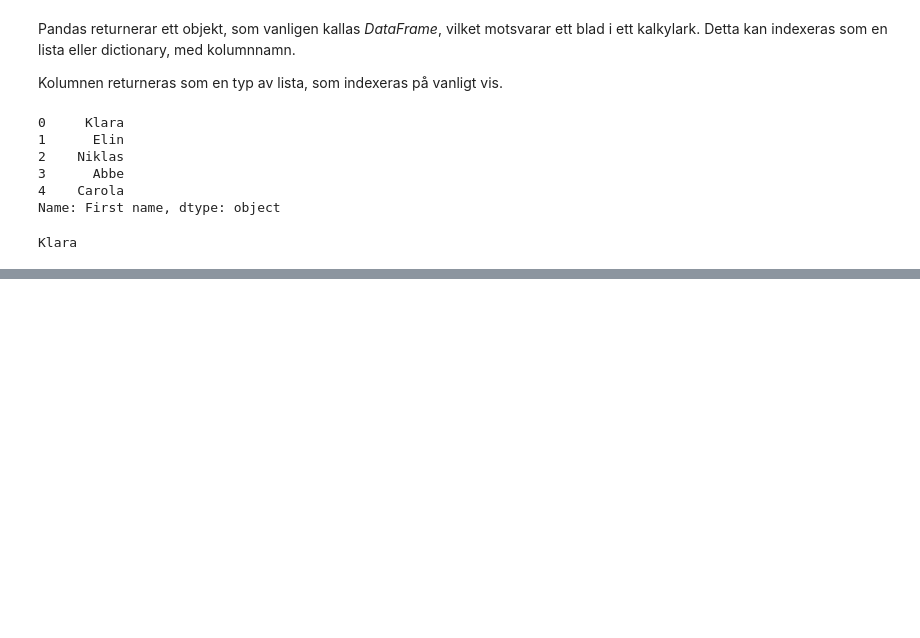
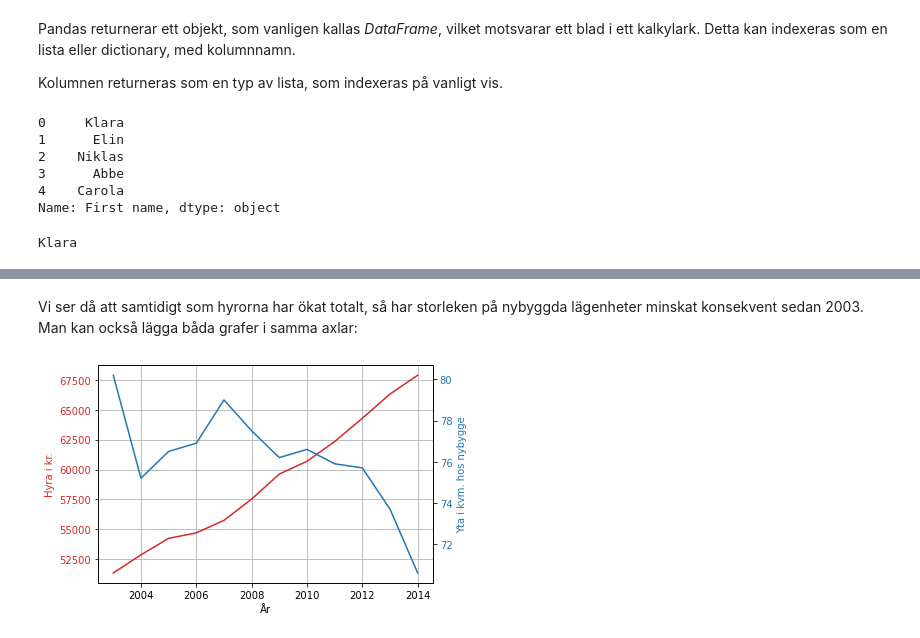
Before and after one commit to idastorm/kurs_python_programmering, a Jupyter notebook: Session 3/Session 3.ipynb, the cells around one changed output, grey strips where cells are left out. Cells and saved outputs as stored; diff of their text form; code cells hidden in the pictures; blank space fills up the shorter version.

```diff
--- a/Session 3/Session 3.ipynb
+++ b/Session 3/Session 3.ipynb
@@ -178,0 +381,23 @@ Klara
+# %% [markdown]
+Vi ser då att samtidigt som hyrorna har ökat totalt, så har storleken på nybyggda lägenheter minskat konsekvent sedan 2003. Man kan också lägga båda grafer i samma axlar:
+# %%
+fig, ax1 = plt.subplots()
+
+color = 'tab:red'
+
+ax1.set_xlabel('År')
+ax1.set_ylabel('Hyra i kr.', color=color)
+ax1.plot(year, rent, color=color)
+
+ax1.tick_params(axis='y', labelcolor=color) # Sätt färgen på axeln
+
+ax2 = ax1.twinx()  # Skapa en tvilling-axel på samma figur
+
+color = 'tab:blue'
+ax2.set_ylabel('Yta i kvm. hos nybygge', color=color)
+ax2.plot(year, area, color=color)
+ax2.tick_params(axis='y', labelcolor=color) # Sätt färgen på axeln
+
+ax1.grid()
+# %% [output]
+[figure, added]
```
Also changed, not shown: parts of 32 cells of this notebook, 6 other files.
